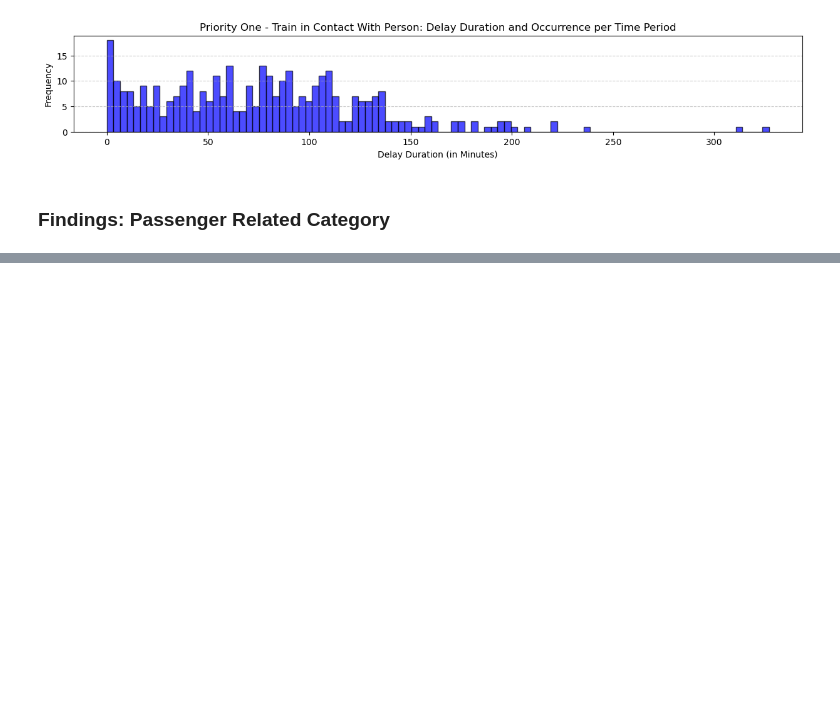
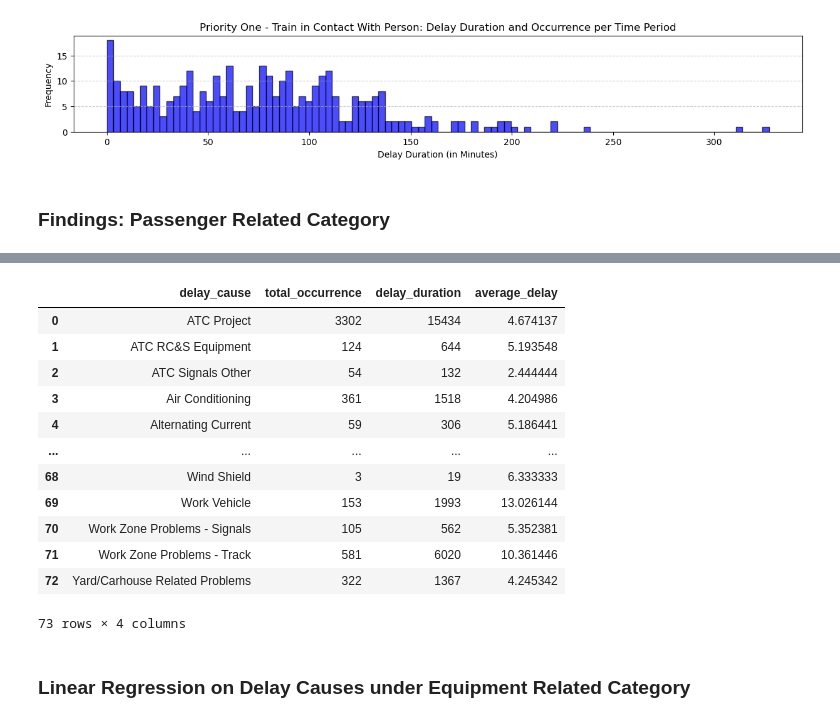
Before and after one commit to emem83/TTC-Delay-Dataset, a Jupyter notebook: TTC_Delay_Dataset_EDA.ipynb, the cells around one changed output, grey strips where cells are left out. Cells and saved outputs as stored; diff of their text form; code cells hidden in the pictures; blank space fills up the shorter version.

```diff
--- a/TTC_Delay_Dataset_EDA.ipynb
+++ b/TTC_Delay_Dataset_EDA.ipynb
@@ -603,0 +758,22 @@ create_histogram(delay_cause = Priority_One___Train_in_Contact_With_Person,
+# %%
+grouped_equipment_delay_cause = grouped_equipment.groupby('delay_cause').agg(
+        total_occurrence = ('total_occurrence', 'sum'),
+        delay_duration = ('delay_duration', 'sum')).reset_index()
+grouped_equipment_delay_cause['average_delay'] = grouped_equipment_delay_cause['delay_duration'] / grouped_equipment_delay_cause['total_occurrence']
+grouped_equipment_delay_cause
+# %% [output]
+|  | delay_cause | total_occurrence | delay_duration | average_delay |
+| 0 | ATC Project | 3302 | 15434 | 4.674137 |
+| 1 | ATC RC&S Equipment | 124 | 644 | 5.193548 |
+| 2 | ATC Signals Other | 54 | 132 | 2.444444 |
+| 3 | Air Conditioning | 361 | 1518 | 4.204986 |
+| 4 | Alternating Current | 59 | 306 | 5.186441 |
+| ... | ... | ... | ... | ... |
+| 68 | Wind Shield | 3 | 19 | 6.333333 |
+| 69 | Work Vehicle | 153 | 1993 | 13.026144 |
+| 70 | Work Zone Problems - Signals | 105 | 562 | 5.352381 |
+| 71 | Work Zone Problems - Track | 581 | 6020 | 10.361446 |
+| 72 | Yard/Carhouse Related Problems | 322 | 1367 | 4.245342 |
+73 rows × 4 columns
+# %% [markdown]
+### Linear Regression on Delay Causes under Equipment Related Category
```
Also changed, not shown: parts of 17 cells of this notebook.
